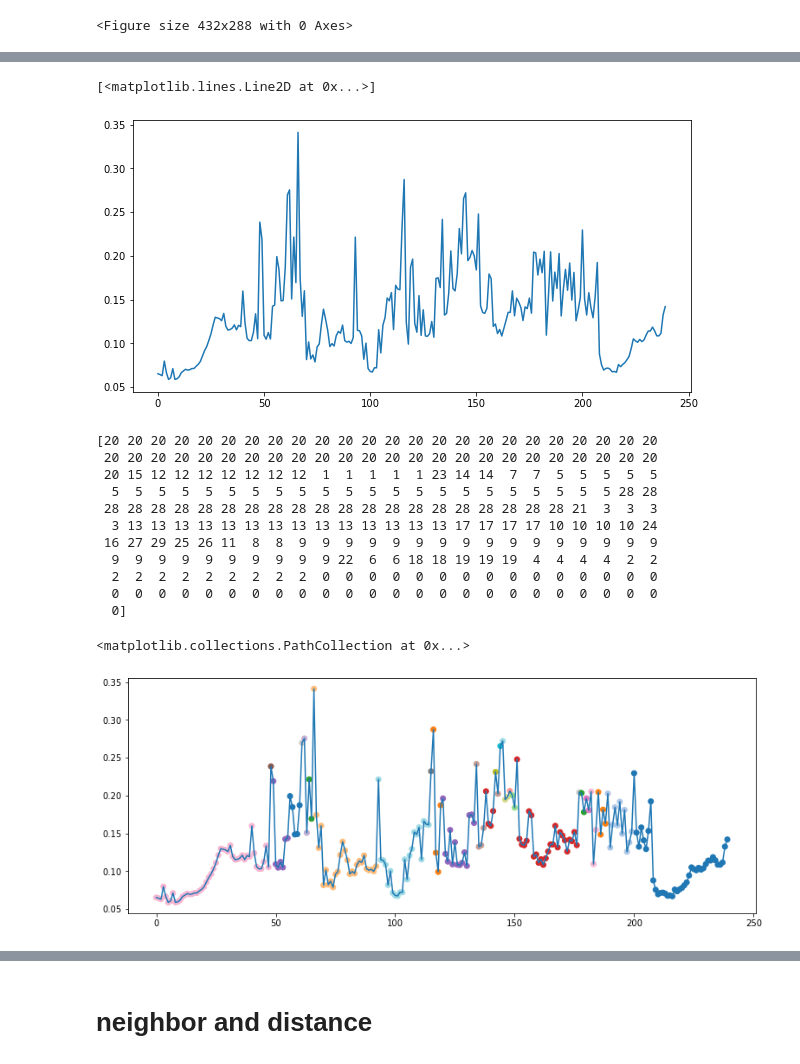
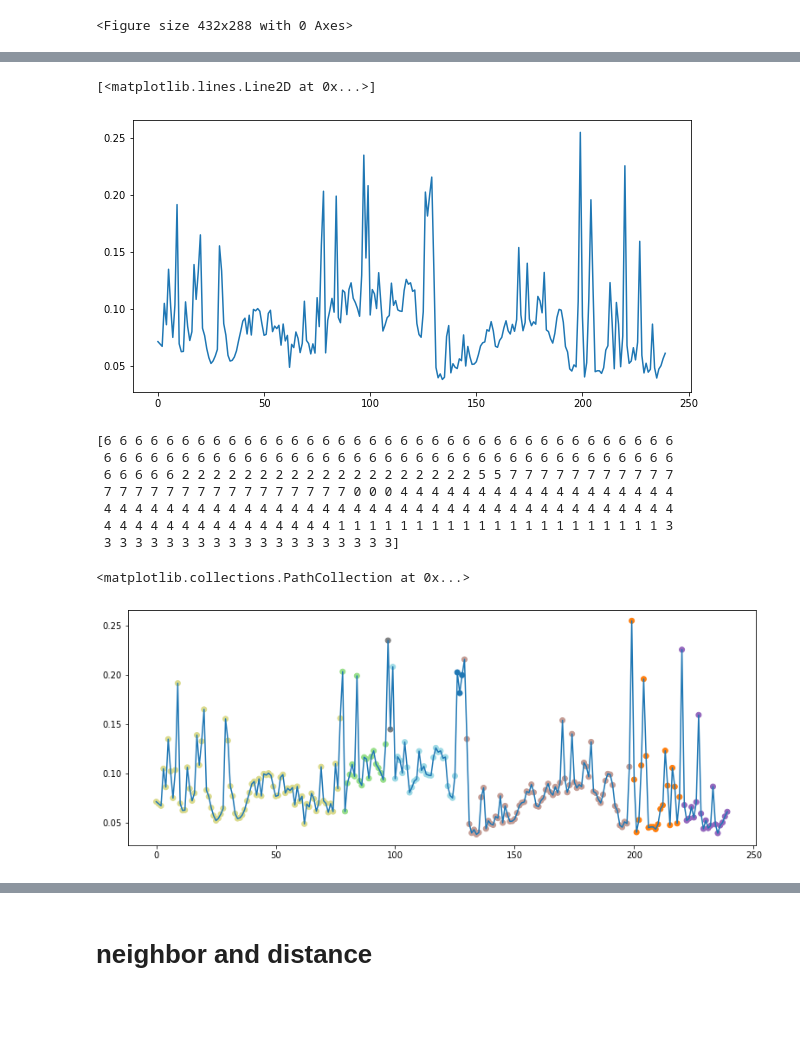
Before and after one commit to acercyc/Keio-Testing_analysis, a Jupyter notebook: src/test_detect_change_action_plan_20220720.ipynb, the cells around one changed output, grey strips where cells are left out. Cells and saved outputs as stored; diff of their text form; code cells hidden in the pictures; blank space fills up the shorter version.

Commit message:
traj_withCluster

```diff
--- a/src/test_detect_change_action_plan_20220720.ipynb
+++ b/src/test_detect_change_action_plan_20220720.ipynb
@@ -23,8 +24,8 @@ importlib.reload(utils)
 # %% [output]
 <module 'utils' from '/home/acercyc/projects/Keio Testing_analysis/src/utils.py'>
 # %%
-# subj = utils.ExpInfo.getSubjIDs()[0]
-subj = 'K-Reg-H-3'
+subj = utils.ExpInfo.getSubjIDs()[0]
+# subj = 'K-Reg-H-3'
 task = utils.ExpInfo.taskName[0]
 model = utils.Model.load(subj, task, path='TrajNet_train_onUse').eval()
 # x, h, y = utils.LoadData.xhy(subj, task)
@@ -73,38 +75,34 @@ ax.plot(dist)
 # ax.plot(dist)
 # %% [output]
 [<matplotlib.lines.Line2D at 0x...>]
-[figure, old version]
+[figure, new version]
 # %%
 from matplotlib.pyplot import connect
 import sklearn.cluster
 # labels = sklearn.cluster.DBSCAN(eps=0.2, min_samples=1, metric='euclidean', p=2).fit_predict(h_)
 
 
 connectivity = np.diagflat(np.ones(len(h_)-1), 1)
-labels = sklearn.cluster.AgglomerativeClustering(n_clusters=30,
-                                                #  distance_threshold=0.2,
+labels = sklearn.cluster.AgglomerativeClustering(n_clusters=None,
+                                                 distance_threshold=0.2,
                                                  connectivity=connectivity,
                                                  linkage='average').fit_predict(h_)
 
 # labels[labels==-1] = max(labels)+1
 print(labels)
 fig, ax = plt.subplots(1, 1, figsize=(13, 5))
 ax.plot(dist)
 ax.scatter(range(len(dist)), dist, c=labels[1:], cmap='tab20')
 noGroup = np.where(labels==-1)
 noGroup = np.array(noGroup)-1
 ax.scatter(noGroup, dist[noGroup], c='r', marker='x', s=100)
 # %% [output]
-[20 20 20 20 20 20 20 20 20 20 20 20 20 20 20 20 20 20 20 20 20 20 20 20
- 20 20 20 20 20 20 20 20 20 20 20 20 20 20 20 20 20 20 20 20 20 20 20 20
- 20 15 12 12 12 12 12 12 12  1  1  1  1  1 23 14 14  7  7  5  5  5  5  5
-  5  5  5  5  5  5  5  5  5  5  5  5  5  5  5  5  5  5  5  5  5  5 28 28
- 28 28 28 28 28 28 28 28 28 28 28 28 28 28 28 28 28 28 28 28 21  3  3  3
-  3 13 13 13 13 13 13 13 13 13 13 13 13 13 13 17 17 17 17 10 10 10 10 24
- 16 27 29 25 26 11  8  8  9  9  9  9  9  9  9  9  9  9  9  9  9  9  9  9
-  9  9  9  9  9  9  9  9  9  9 22  6  6 18 18 19 19 19  4  4  4  4  2  2
-  2  2  2  2  2  2  2  2  2  0  0  0  0  0  0  0  0  0  0  0  0  0  0  0
-  0  0  0  0  0  0  0  0  0  0  0  0  0  0  0  0  0  0  0  0  0  0  0  0
-  0]
+[6 6 6 6 6 6 6 6 6 6 6 6 6 6 6 6 6 6 6 6 6 6 6 6 6 6 6 6 6 6 6 6 6 6 6 6 6
+ 6 6 6 6 6 6 6 6 6 6 6 6 6 6 6 6 6 6 6 6 6 6 6 6 6 6 6 6 6 6 6 6 6 6 6 6 6
+ 6 6 6 6 6 2 2 2 2 2 2 2 2 2 2 2 2 2 2 2 2 2 2 2 5 5 7 7 7 7 7 7 7 7 7 7 7
+ 7 7 7 7 7 7 7 7 7 7 7 7 7 7 7 7 0 0 0 4 4 4 4 4 4 4 4 4 4 4 4 4 4 4 4 4 4
+ 4 4 4 4 4 4 4 4 4 4 4 4 4 4 4 4 4 4 4 4 4 4 4 4 4 4 4 4 4 4 4 4 4 4 4 4 4
+ 4 4 4 4 4 4 4 4 4 4 4 4 4 4 4 1 1 1 1 1 1 1 1 1 1 1 1 1 1 1 1 1 1 1 1 1 3
+ 3 3 3 3 3 3 3 3 3 3 3 3 3 3 3 3 3 3 3]
 <matplotlib.collections.PathCollection at 0x...>
-[figure, old version]
+[figure, new version]
```
Also changed, not shown: parts of 10 cells of this notebook, 1 other file.
